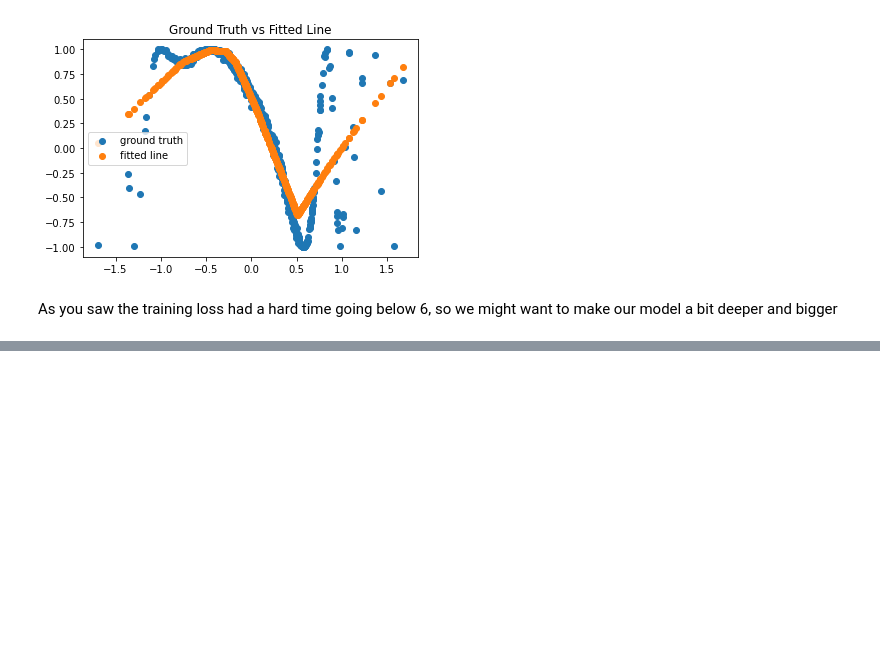
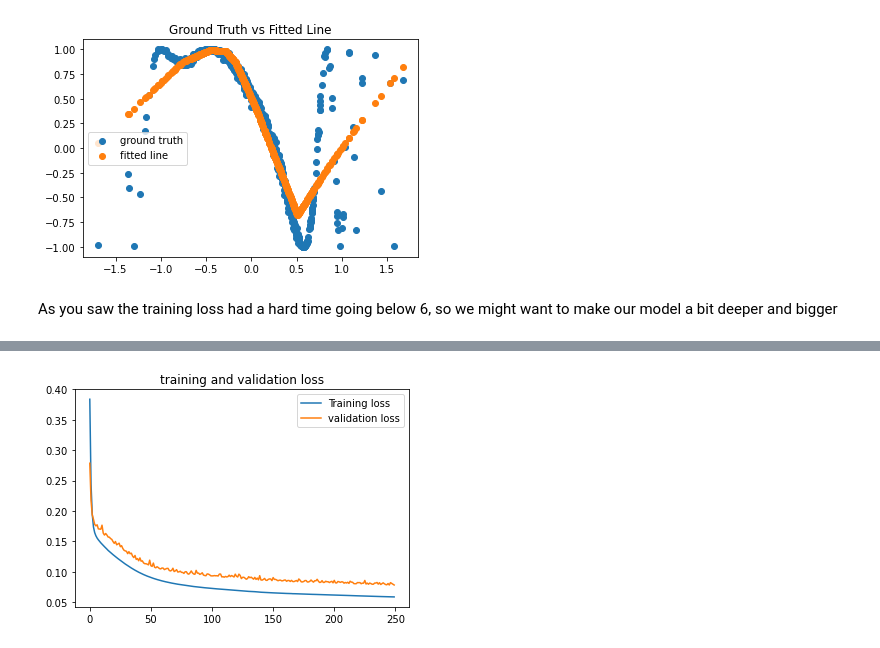
Before and after one commit to raminAudio/MLAlgoNumpy, a Jupyter notebook: Linear and Non-Linear Regression Pytorch.ipynb, the cells around one changed output, grey strips where cells are left out. Cells and saved outputs as stored; diff of their text form; code cells hidden in the pictures; blank space fills up the shorter version.

```diff
--- a/Linear and Non-Linear Regression Pytorch.ipynb
+++ b/Linear and Non-Linear Regression Pytorch.ipynb
@@ -368,7 +368,7 @@ class DeepNonLinearRegression(nn.Module):
 train_data_loader, valid_data_loader, test_dataset = dataset(X,Y)
 model = DeepNonLinearRegression()
 criterion = nn.MSELoss()
-optimizer = torch.optim.SGD(model.parameters(), lr = 0.0001)
+optimizer = torch.optim.SGD(model.parameters(), lr = 0.0005)
 num_epochs = 250
 training(train_data_loader, valid_data_loader, criterion, optimizer,num_epochs )
 # %% [output]
@@ -391,2 +392,3 @@ epoch 160, train loss:0.1253 , valid loss:0.1030
+[figure, added]
 # %%
 testing(test_dataset)
```
Also changed, not shown: parts of 2 cells of this notebook, 5 other files.
